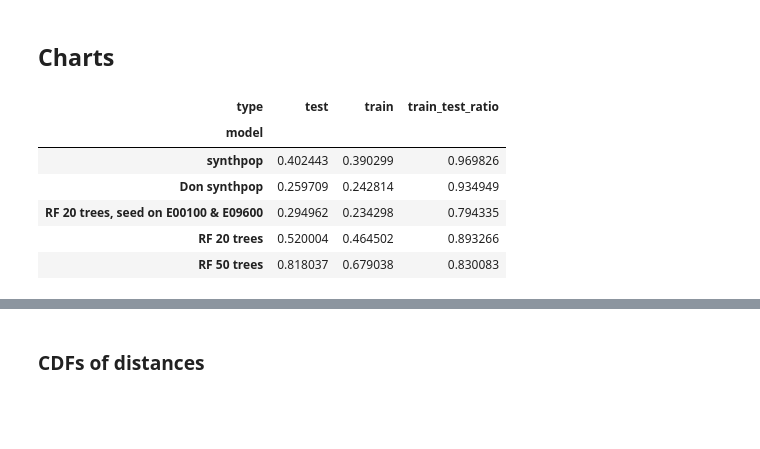
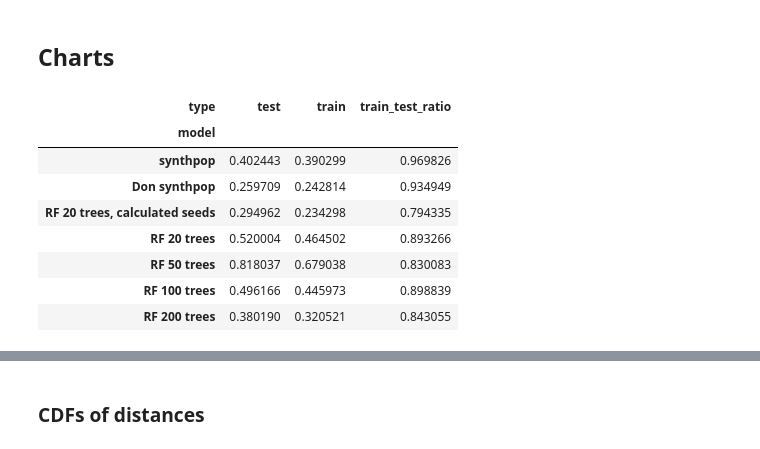
Before and after one commit to donboyd5/synpuf, a Jupyter notebook: analysis/disclosure/disclosure_risk_all.ipynb, the cells around one changed output, grey strips where cells are left out. Saved outputs shown, nothing was run; the diff lists cells and outputs as text; code cells hidden in the pictures; blank space fills up the shorter version.

```diff
--- a/analysis/disclosure/disclosure_risk_all.ipynb
+++ b/analysis/disclosure/disclosure_risk_all.ipynb
@@ -92,4 +65,4 @@ nearest6 = pd.read_csv(NEAREST_DIR + 'nearest' + str(ID6) + '.csv')
 # %%
 distances_stacked = nearest[['model', 'train_dist', 'test_dist']].melt(id_vars='model')
 distances_stacked.columns = ['model', 'type', 'dist']
-distances_stacked['type'] = distances_stacked.type.map(lambda x: x.rstrip('_dist'))
+distances_stacked['type'] = distances_stacked.type.map(lambda x: x.replace('_dist', ''))
@@ -146,16 +69,18 @@ distances_stacked = pd.DataFrame({
 # %%
 median_distance = distances_stacked.pivot_table(aggfunc=np.median,
                                                 columns='type', index='model').dist
 median_distance['train_test_ratio'] = median_distance.train / median_distance.test
-median_distance.loc[[NAME1, NAME2, NAME3, NAME4, NAME5]]
+median_distance.loc[NAMES]
 # %% [output]
 | type | test | train | train_test_ratio |
 | model |  |  |  |
 | synthpop | 0.402443 | 0.390299 | 0.969826 |
 | Don synthpop | 0.259709 | 0.242814 | 0.934949 |
-| RF 20 trees, seed on E00100 & E09600 | 0.294962 | 0.234298 | 0.794335 |
+| RF 20 trees, calculated seeds | 0.294962 | 0.234298 | 0.794335 |
 | RF 20 trees | 0.520004 | 0.464502 | 0.893266 |
 | RF 50 trees | 0.818037 | 0.679038 | 0.830083 |
+| RF 100 trees | 0.496166 | 0.445973 | 0.898839 |
+| RF 200 trees | 0.380190 | 0.320521 | 0.843055 |
 # %%
 f, ax = plt.subplots(figsize=(7, 7))
 ax.set(yscale='log')
```
Also changed, not shown: parts of 13 cells of this notebook.
